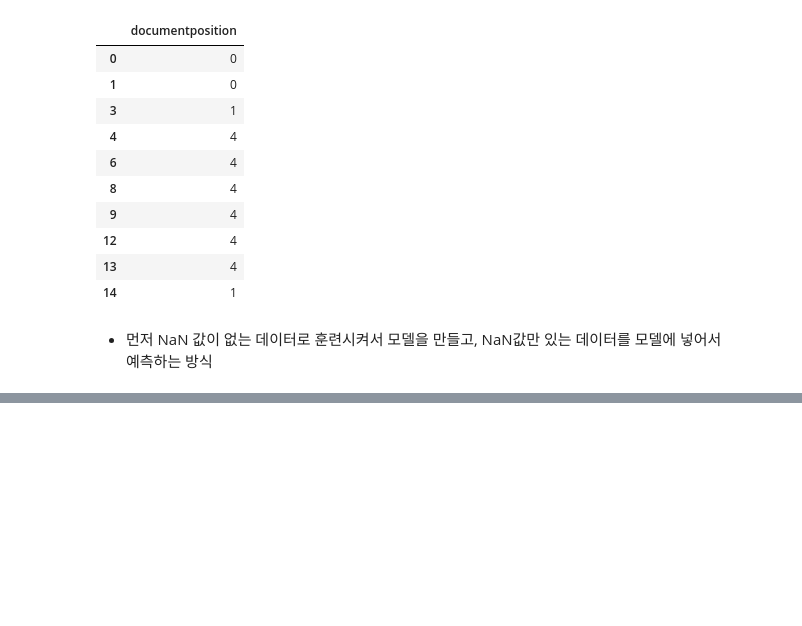
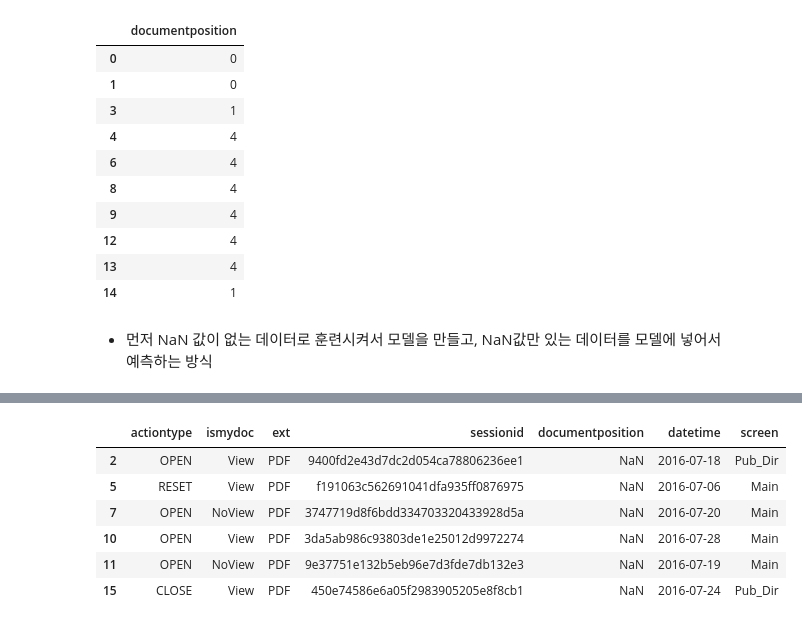
Before and after one commit to suhyun-cho/TIL, a Jupyter notebook: python/데이터분석Tutorial_유저Funnel분석.ipynb, the cells around one changed output, grey strips where cells are left out. Cells and saved outputs as stored; diff of their text form; code cells hidden in the pictures; blank space fills up the shorter version.

```diff
--- a/python/데이터분석Tutorial_유저Funnel분석.ipynb
+++ b/python/데이터분석Tutorial_유저Funnel분석.ipynb
@@ -629,0 +771,12 @@ X_train, X_test, y_train, y_test=train_test_split(X,y)
+# %%
+# NaN이 하나라도있으면 (any)
+df_ms_only=df_ms[df_ms.isnull().any(axis=1)]
+df_ms_only
+# %% [output]
+|  | actiontype | ismydoc | ext | sessionid | documentposition | datetime | screen |
+| 2 | OPEN | View | PDF | 9400fd2e43d7dc2d054ca78806236ee1 | NaN | 2016-07-18 | Pub_Dir |
+| 5 | RESET | View | PDF | f191063c562691041dfa935ff0876975 | NaN | 2016-07-06 | Main |
+| 7 | OPEN | NoView | PDF | 3747719d8f6bdd334703320433928d5a | NaN | 2016-07-20 | Main |
+| 10 | OPEN | View | PDF | 3da5ab986c93803de1e25012d9972274 | NaN | 2016-07-28 | Main |
+| 11 | OPEN | NoView | PDF | 9e37751e132b5eb96e7d3fde7db132e3 | NaN | 2016-07-19 | Main |
+| 15 | CLOSE | View | PDF | 450e74586e6a05f2983905205e8f8cb1 | NaN | 2016-07-24 | Pub_Dir |
```
Also changed, not shown: parts of 59 cells of this notebook.
